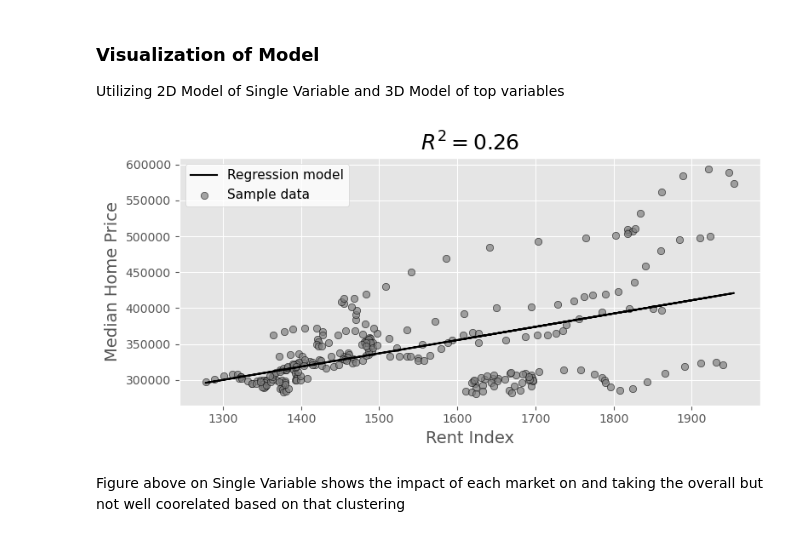
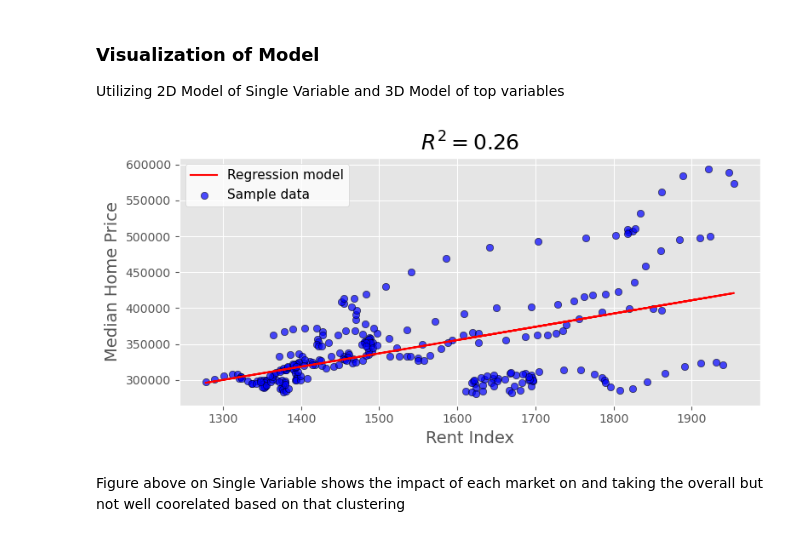
Before and after one commit to NortonAAA/Team_D_Final_Project, a Jupyter notebook: Machine_model/housing_model.ipynb, the cells around one changed output. Drawn from its saved outputs; the diff is of its cells as text; code cells hidden in the pictures.

```diff
--- a/Machine_model/housing_model.ipynb
+++ b/Machine_model/housing_model.ipynb
@@ -234,24 +234,23 @@ r2sv = sv_model.score(rent, homePrice)
 # %%
 # Plot with above
 from matplotlib.pyplot import savefig
 
 
 plt.style.use('default')
 plt.style.use('ggplot')
 
 fig, ax = plt.subplots(figsize=(8, 4))
 
-ax.plot(rent, response, color='k', label='Regression model')
-ax.scatter(rent, homePrice, edgecolor='k', facecolor='grey', alpha=0.7, label='Sample data')
+ax.plot(rent, response, color='r', label='Regression model')
+ax.scatter(rent, homePrice, edgecolor='k', facecolor='blue', alpha=0.7, label='Sample data')
 ax.set_ylabel('Median Home Price', fontsize=14)
 ax.set_xlabel('Rent Index', fontsize=14)
 ax.legend(facecolor='white', fontsize=11)
 ax.set_title('$R^2= %.2f$' % r2sv, fontsize=18)
-
 fig.tight_layout()
 savefig('2DLinear.png')
 # %% [output]
-[figure, old version]
+[figure, new version]
 # %% [markdown]
 Figure above on Single Variable shows the impact of each market on  and taking the overall but not well coorelated based on that clustering
 # %%
```
Also changed, not shown: parts of 3 cells of this notebook, 5 other files.
